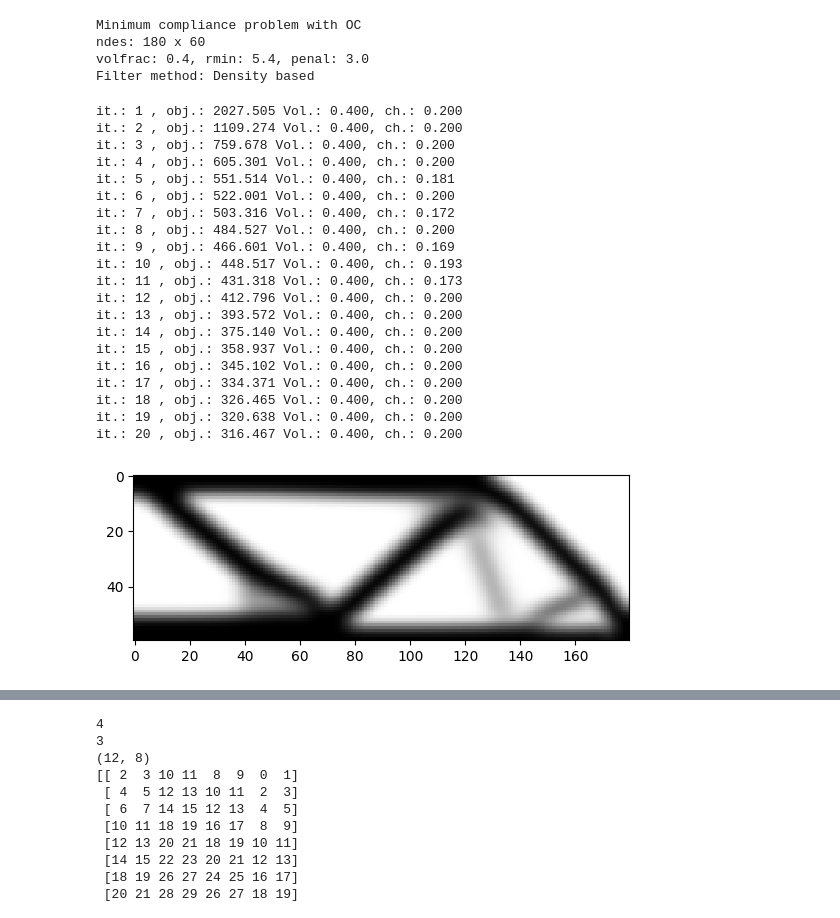
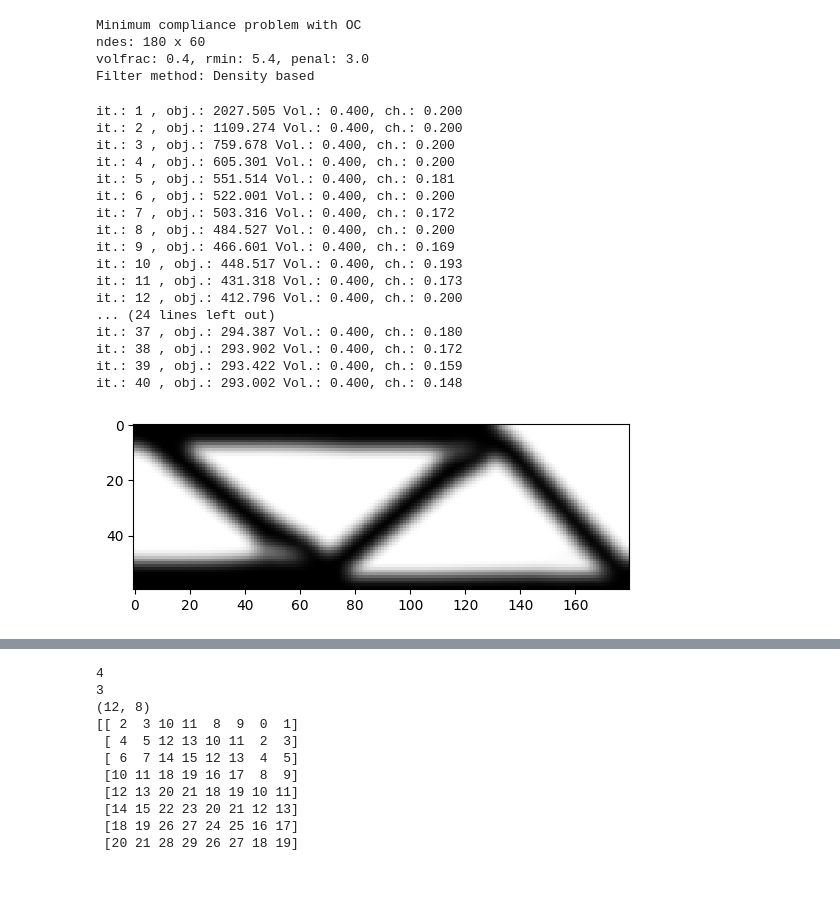
Before and after one commit to katerina2901/NLA_Topology_team, a Jupyter notebook: 2d_topology.ipynb, the cells around one changed output, grey strips where cells are left out. Saved outputs shown, nothing was run; the diff lists cells and outputs as text; code cells hidden in the pictures; blank space fills up the shorter version.

```diff
--- a/2d_topology.ipynb
+++ b/2d_topology.ipynb
@@ -116,7 +116,7 @@ def main(nelx,nely,volfrac,penal,rmin,ft):
 	dv = np.ones(nely*nelx)
 	dc = np.ones(nely*nelx)
 	ce = np.ones(nely*nelx)
-	while change>0.01 and loop<20:
+	while change>0.01 and loop<40:
 		loop=loop+1
 		# Setup and solve FE problem
 		sK=((KE.flatten()[np.newaxis]).T*(Emin+(xPhys)**penal*(Emax-Emin))).flatten(order='F')
@@ -153,39 +153,38 @@ def main(nelx,nely,volfrac,penal,rmin,ft):
 	# Make sure the plot stays and that the shell remains
 	plt.show()
 	# print("Press any key...")
+
+	return -xPhys.reshape((nelx,nely)).T, u
 # %%
 # Default input parameters
 nelx=180
 nely=60
 volfrac=0.4
 rmin=5.4
 penal=3.0
 ft=1 # ft==0 -> sens, ft==1 -> dens
 
-main(nelx,nely,volfrac,penal,rmin,ft)
+xPhys_opt, u_opt = main(nelx,nely,volfrac,penal,rmin,ft)
 # %% [output]
 Minimum compliance problem with OC
 ndes: 180 x 60
 volfrac: 0.4, rmin: 5.4, penal: 3.0
 Filter method: Density based
 it.: 1 , obj.: 2027.505 Vol.: 0.400, ch.: 0.200
 it.: 2 , obj.: 1109.274 Vol.: 0.400, ch.: 0.200
 it.: 3 , obj.: 759.678 Vol.: 0.400, ch.: 0.200
 it.: 4 , obj.: 605.301 Vol.: 0.400, ch.: 0.200
 it.: 5 , obj.: 551.514 Vol.: 0.400, ch.: 0.181
 it.: 6 , obj.: 522.001 Vol.: 0.400, ch.: 0.200
 it.: 7 , obj.: 503.316 Vol.: 0.400, ch.: 0.172
 it.: 8 , obj.: 484.527 Vol.: 0.400, ch.: 0.200
 it.: 9 , obj.: 466.601 Vol.: 0.400, ch.: 0.169
 it.: 10 , obj.: 448.517 Vol.: 0.400, ch.: 0.193
 it.: 11 , obj.: 431.318 Vol.: 0.400, ch.: 0.173
 it.: 12 , obj.: 412.796 Vol.: 0.400, ch.: 0.200
-it.: 13 , obj.: 393.572 Vol.: 0.400, ch.: 0.200
-it.: 14 , obj.: 375.140 Vol.: 0.400, ch.: 0.200
-it.: 15 , obj.: 358.937 Vol.: 0.400, ch.: 0.200
-it.: 16 , obj.: 345.102 Vol.: 0.400, ch.: 0.200
-it.: 17 , obj.: 334.371 Vol.: 0.400, ch.: 0.200
-it.: 18 , obj.: 326.465 Vol.: 0.400, ch.: 0.200
-it.: 19 , obj.: 320.638 Vol.: 0.400, ch.: 0.200
-it.: 20 , obj.: 316.467 Vol.: 0.400, ch.: 0.200
+... (24 lines left out)
+it.: 37 , obj.: 294.387 Vol.: 0.400, ch.: 0.180
+it.: 38 , obj.: 293.902 Vol.: 0.400, ch.: 0.172
+it.: 39 , obj.: 293.422 Vol.: 0.400, ch.: 0.159
+it.: 40 , obj.: 293.002 Vol.: 0.400, ch.: 0.148
-[figure, old version]
+[figure, new version]
```
Also changed, not shown: parts of 6 cells of this notebook.
